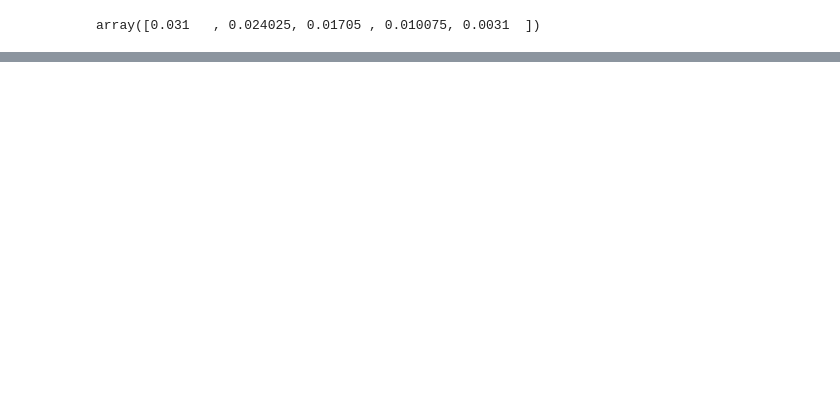
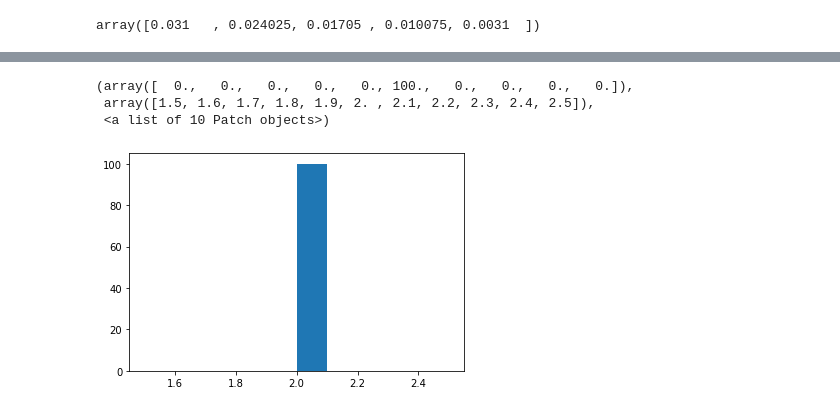
Before and after one commit to lbaiao/sys-simulator-2, a Jupyter notebook: notebooks/nb1.ipynb, the cells around one changed output, grey strips where cells are left out. Cells and saved outputs as stored; diff of their text form; code cells hidden in the pictures; blank space fills up the shorter version.

```diff
--- a/notebooks/nb1.ipynb
+++ b/notebooks/nb1.ipynb
@@ -69,0 +61,13 @@ plt.hist(actions)
+# %%
+filepath = 'D:\\Dev\\sys-simulator-2\\data\\dql\\script32_training.pt'
+data2 = torch.load(filepath)
+mue_spectral_effs, d2d_spectral_effs = zip(*data2)
+mue_speffs, n_mue = zip(*mue_spectral_effs)
+d2d_speffs, n_d2d = zip(*d2d_spectral_effs)
+# %%
+plt.hist(n_d2d)
+# %% [output]
+(array([  0.,   0.,   0.,   0.,   0., 100.,   0.,   0.,   0.,   0.]),
+ array([1.5, 1.6, 1.7, 1.8, 1.9, 2. , 2.1, 2.2, 2.3, 2.4, 2.5]),
+ <a list of 10 Patch objects>)
+[figure, added]
```
Also changed, not shown: parts of 11 cells of this notebook, 7 other files.
